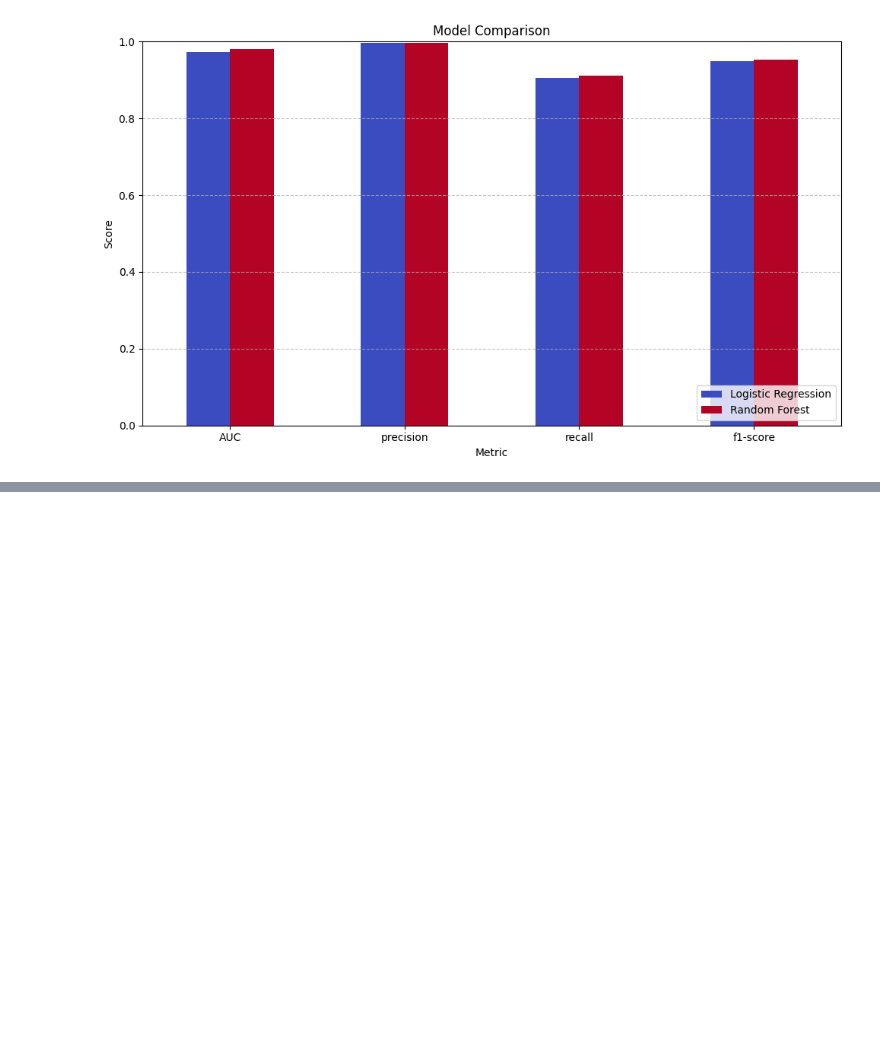
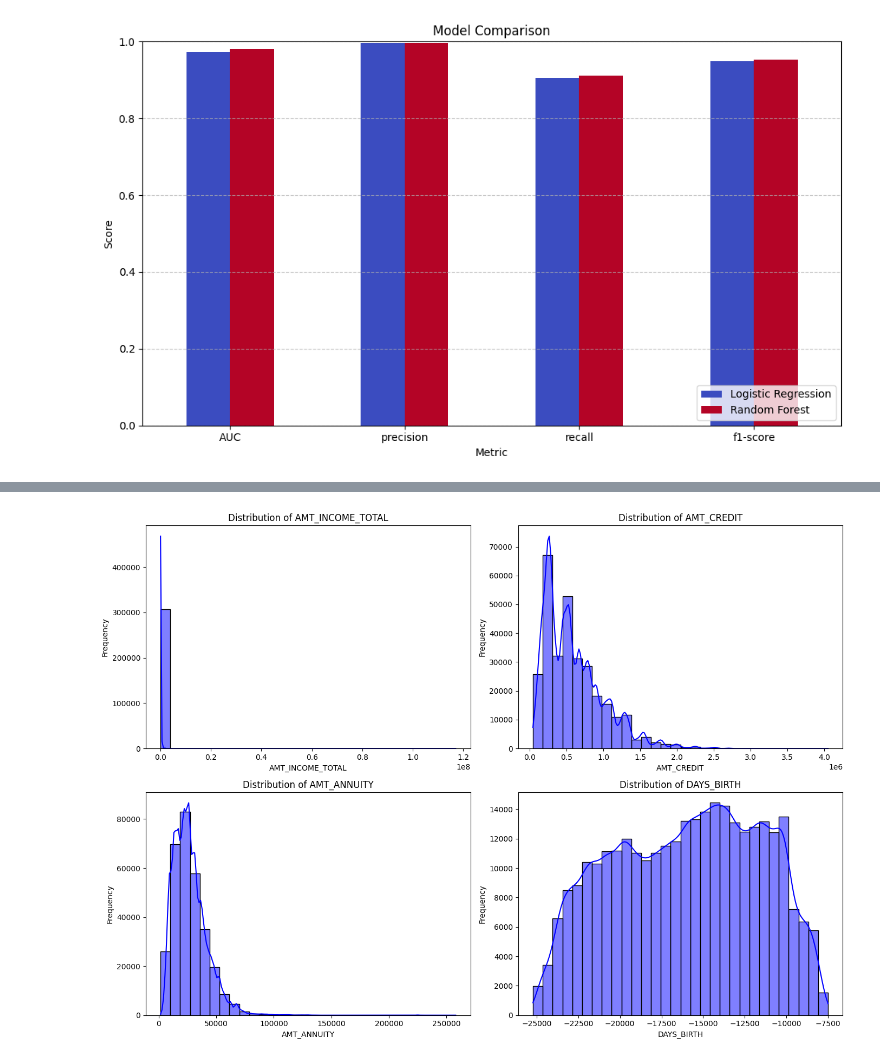
Before and after one commit to VarelAntoni/machine_learning_project, a Jupyter notebook: score_credit_prediction/Home_Credit.ipynb, the cells around one changed output, grey strips where cells are left out. Cells and saved outputs as stored; diff of their text form; code cells hidden in the pictures; blank space fills up the shorter version.

```diff
--- a/score_credit_prediction/Home_Credit.ipynb
+++ b/score_credit_prediction/Home_Credit.ipynb
@@ -262,0 +299,18 @@ plt.show()
+# %%
+# Numerical columns for visualization
+numerical_cols = ['AMT_INCOME_TOTAL', 'AMT_CREDIT', 'AMT_ANNUITY', 'DAYS_BIRTH']
+
+# Create subplots for numerical columns
+fig, axes = plt.subplots(2, 2, figsize=(14, 10))
+axes = axes.flatten()
+
+for idx, col in enumerate(numerical_cols):
+    sns.histplot(data=merged_data, x=col, kde=True, bins=30, color='blue', ax=axes[idx])
+    axes[idx].set_title(f'Distribution of {col}')
+    axes[idx].set_xlabel(col)
+    axes[idx].set_ylabel('Frequency')
+
+plt.tight_layout()
+plt.show()
+# %% [output]
+[figure, added]
```
Also changed, not shown: parts of 6 cells of this notebook.
